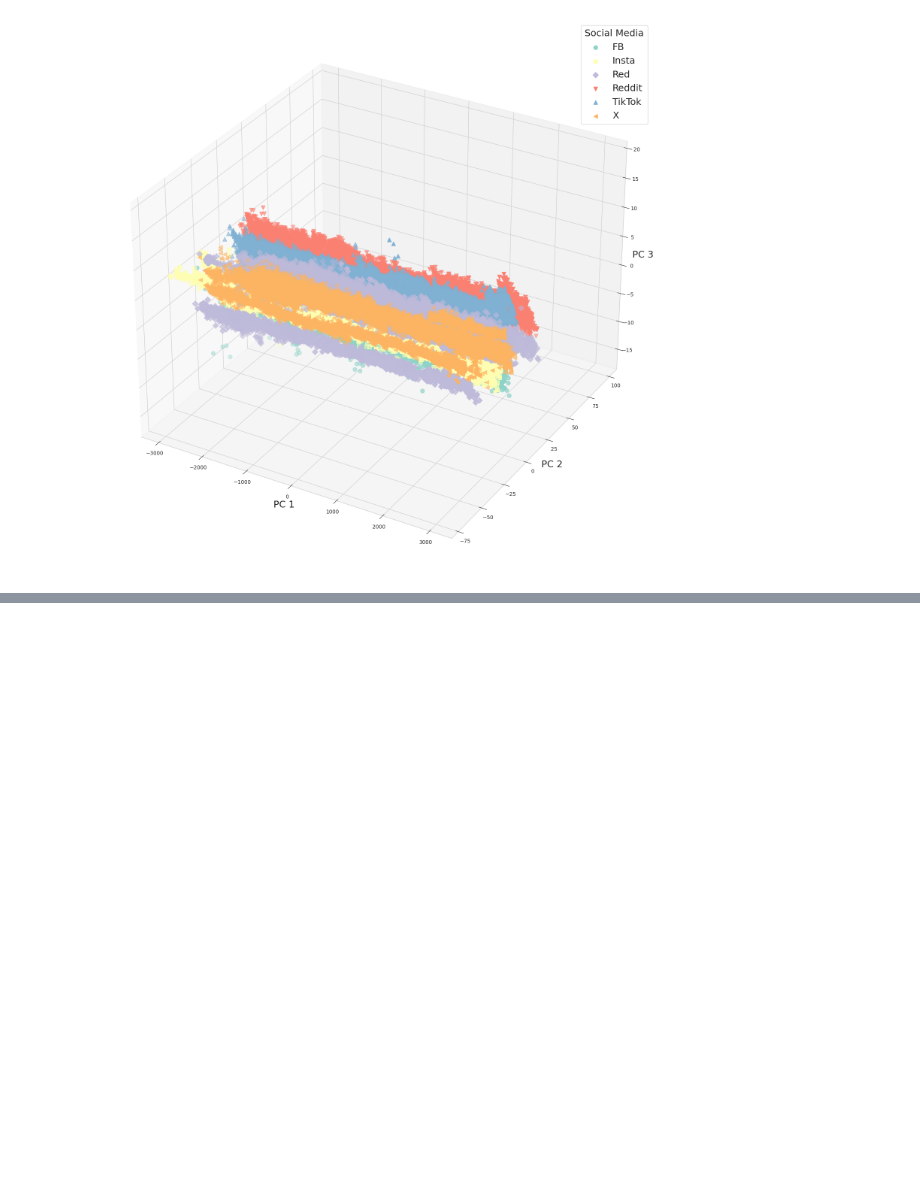
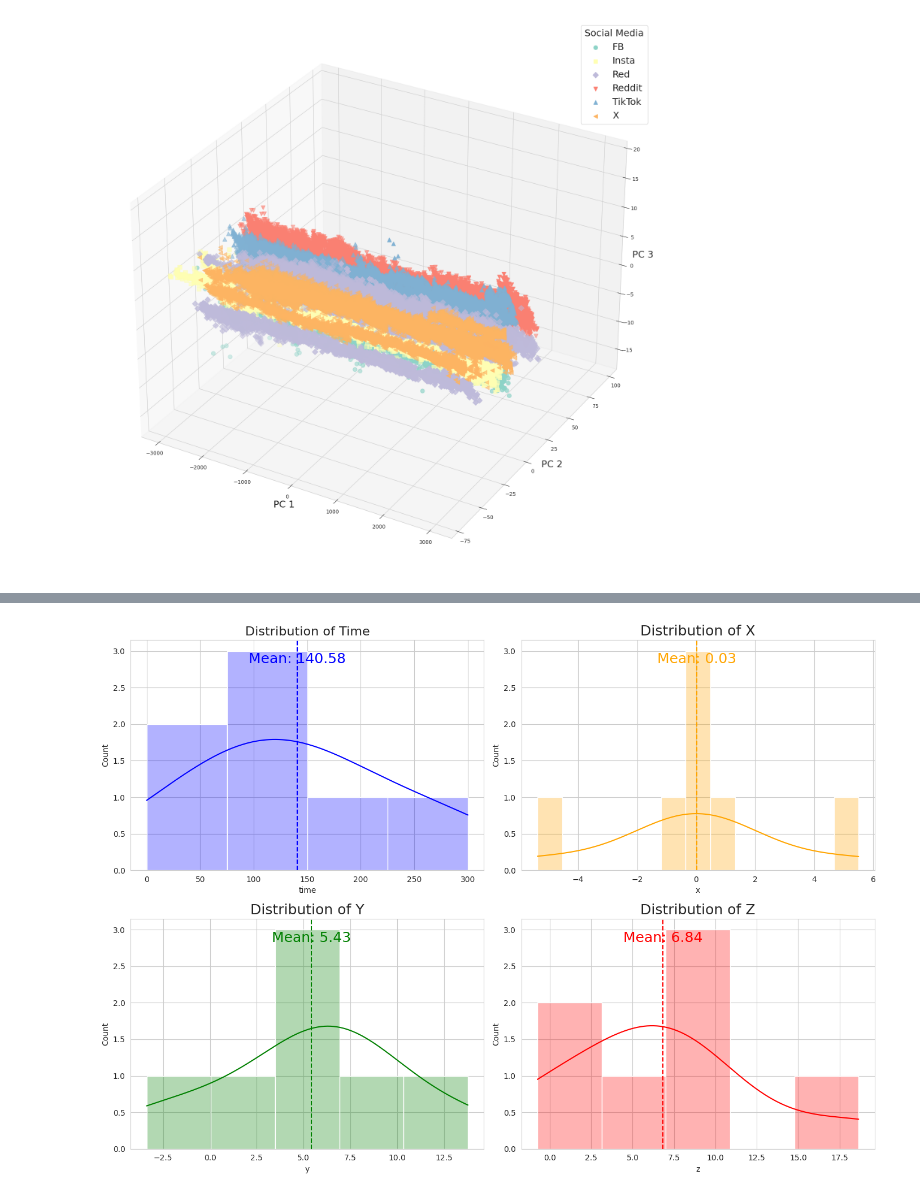
Before and after one commit to sharyz119/ml4qs_social_app, a Jupyter notebook: Exploratory Data Analysis.ipynb, the cells around one changed output, grey strips where cells are left out. Drawn from its saved outputs; the diff is of its cells as text; code cells hidden in the pictures; blank space fills up the shorter version.

```diff
--- a/Exploratory Data Analysis.ipynb
+++ b/Exploratory Data Analysis.ipynb
@@ -361,0 +393,55 @@ plt.show()
+# %%
+#Dataset 1
+import pandas as pd
+import matplotlib.pyplot as plt
+import seaborn as sns
+
+# Creating the data
+data = {
+    "Statistic": ["count", "mean", "std", "min", "25%", "50%", "75%", "max"],
+    "time": [1.757427e+06, 1.494883e+02, 8.647725e+01, -2.926917e-03, 7.464343e+01, 1.492553e+02, 2.241303e+02, 3.000610e+02],
+    "x": [1.757427e+06, -1.558853e-01, 6.993686e-01, -5.382657e+00, -5.791457e-01, -1.412579e-01, 2.294728e-01, 5.507647e+00],
+    "y": [1.757427e+06, 6.508881e+00, 1.106397e+00, -3.376528e+00, 5.926176e+00, 6.790255e+00, 7.257124e+00, 1.377256e+01],
+    "z": [1.757427e+06, 7.271850e+00, 9.970590e-01, -7.479945e-01, 6.634632e+00, 7.156568e+00, 7.931556e+00, 1.864642e+01]
+}
+
+# Creating the DataFrame
+df = pd.DataFrame(data)
+
+# Extracting values for plotting (excluding the 'count' statistic)
+time_values = df[df['Statistic'] != 'count']['time'].astype(float)
+x_values = df[df['Statistic'] != 'count']['x'].astype(float)
+y_values = df[df['Statistic'] != 'count']['y'].astype(float)
+z_values = df[df['Statistic'] != 'count']['z'].astype(float)
+
+# Creating the plots
+fig, axs = plt.subplots(2, 2, figsize=(14, 10))
+
+# Plot for 'time'
+sns.histplot(time_values, kde=True, ax=axs[0, 0], color='blue', alpha=0.3)
+axs[0, 0].axvline(time_values.mean(), color='blue', linestyle='--')
+axs[0, 0].text(time_values.mean(), max(axs[0, 0].get_ylim())*0.9, f'Mean: {time_values.mean():.2f}', color='blue', ha='center', fontsize=18)
+axs[0, 0].set_title('Distribution of Time', fontsize=16)
+
+# Plot for 'x'
+sns.histplot(x_values, kde=True, ax=axs[0, 1], color='orange', alpha=0.3)
+axs[0, 1].axvline(x_values.mean(), color='orange', linestyle='--')
+axs[0, 1].text(x_values.mean(), max(axs[0, 1].get_ylim())*0.9, f'Mean: {x_values.mean():.2f}', color='orange', ha='center', fontsize=18)
+axs[0, 1].set_title('Distribution of X', fontsize=18)
+
+# Plot for 'y'
+sns.histplot(y_values, kde=True, ax=axs[1, 0], color='green', alpha=0.3)
+axs[1, 0].axvline(y_values.mean(), color='green', linestyle='--')
+axs[1, 0].text(y_values.mean(), max(axs[1, 0].get_ylim())*0.9, f'Mean: {y_values.mean():.2f}', color='green', ha='center', fontsize=18)
+axs[1, 0].set_title('Distribution of Y', fontsize=18)
+
+# Plot for 'z'
+sns.histplot(z_values, kde=True, ax=axs[1, 1], color='red', alpha=0.3)
+axs[1, 1].axvline(z_values.mean(), color='red', linestyle='--')
+axs[1, 1].text(z_values.mean(), max(axs[1, 1].get_ylim())*0.9, f'Mean: {z_values.mean():.2f}', color='red', ha='center', fontsize=18)
+axs[1, 1].set_title('Distribution of Z', fontsize=18)
+
+plt.tight_layout()
+plt.show()
+# %% [output]
+[figure, added]
```
Also changed, not shown: parts of 14 cells of this notebook.
